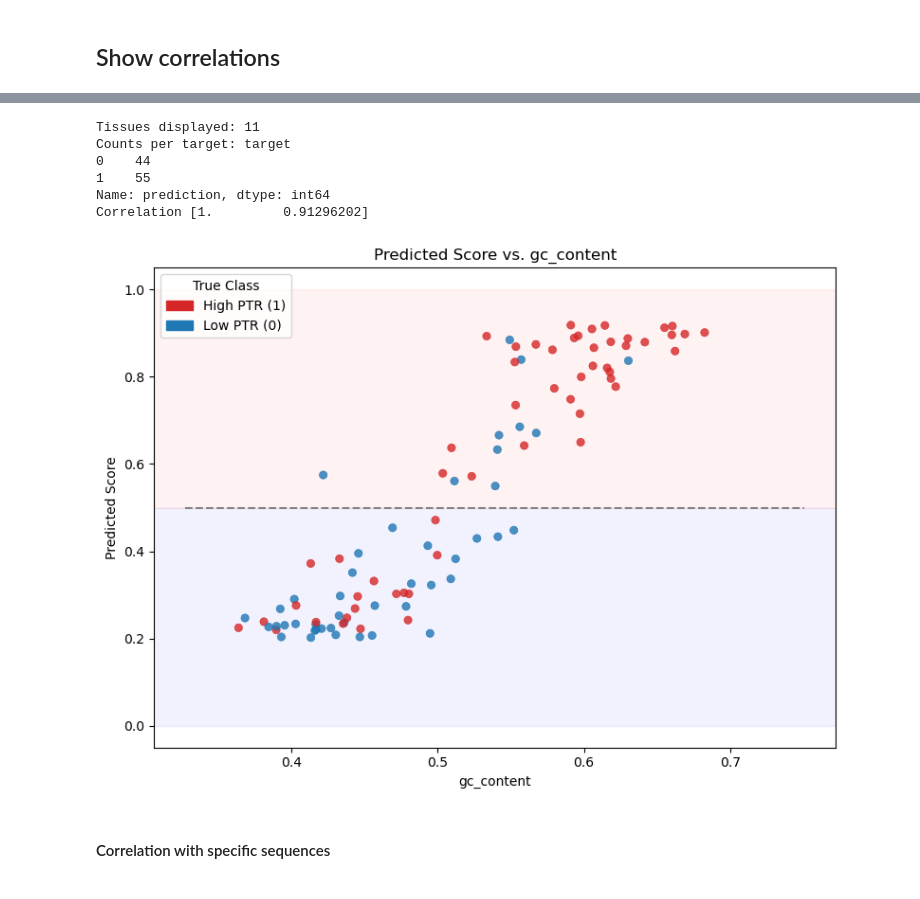
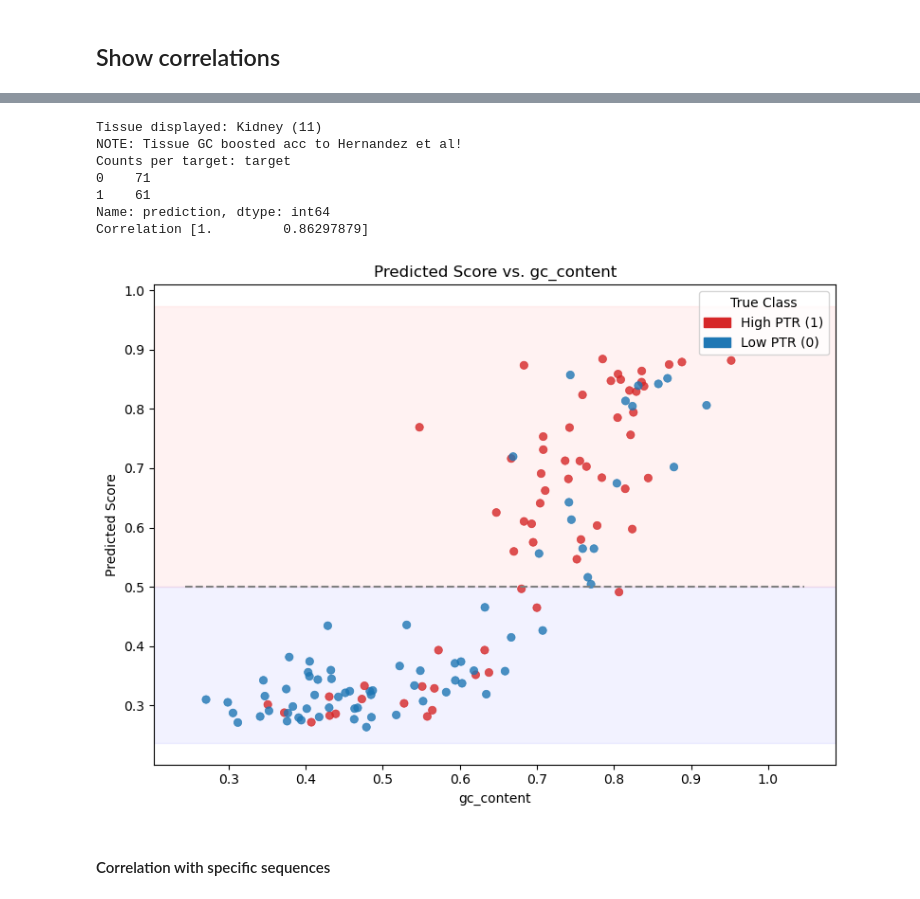
Before and after one commit to f-krause/master-thesis, a Jupyter notebook: experiments/prediction_vis.ipynb, the cells around one changed output, grey strips where cells are left out. Drawn from its saved outputs; the diff is of its cells as text; code cells hidden in the pictures.

```diff
--- a/experiments/prediction_vis.ipynb
+++ b/experiments/prediction_vis.ipynb
@@ -7,8 +7,15 @@ import torch
 import pandas as pd
 from itertools import compress
 
-from utils.knowledge_db import TOKENS, CODON_MAP_DNA
+from utils.knowledge_db import TOKENS, CODON_MAP_DNA, TISS"dev"UES
 INV_CODON_MAP_DNA = {v: k for k, v in CODON_MAP_DNA.items()}
+TISSUES_DICT = {k: v for k, v in enumerate(TISSUES)}
+
+# TODO print tissue name and if tissue is already identified as GC or AT favouring based on Hernandez-Alias et al
+tissue_numbers = {
+    "GC": [11, 19, 10, 15],  # Kidney, Rectum, Heart, Ovary
+    "AT": [13, 2, 25, 4]     # Lung, Brain, Testis, Duodenum
+}
 # %% [markdown]
 ## CLASSIFICATION
 # %%
@@ -23,11 +30,11 @@ INV_CODON_MAP_DNA = {v: k for k, v in CODON_MAP_DNA.items()}
 #predictions_path = "/export/share/krausef99dm/runs/binary/baseline/4_baseline_freq/predictions"
 #path_seq_val = "/export/share/krausef99dm/data/data_test/val_2.7k_data.pkl"
 
-#predictions_path = "/export/share/krausef99dm/runs/dev/binary/gru/20_gru/predictions"  # imbalanced, GRU
-#path_seq_val = "/export/share/krausef99dm/data/data_test/codon_val_8.1k_data.pkl"
+predictions_path = "/export/share/krausef99dm/runs/dev/binary/gru/20_gru/predictions"  # imbalanced, GRU
+path_seq_val = "/export/share/krausef99dm/data/data_test/codon_val_8.1k_data.pkl"
 
-predictions_path = "/export/share/krausef99dm/runs/dev/binary/gru/19_gru/predictions"  # balanced, GRU
-path_seq_val = "/export/share/krausef99dm/data/data_test/binary_class_balanced_val_9.0k_data.pkl"
+#predictions_path = "/export/share/krausef99dm/runs/dev/binary/gru/19_gru/predictions"  # balanced, GRU
+#path_seq_val = "/export/share/krausef99dm/data/data_test/binary_class_balanced_val_9.0k_data.pkl"
 # %%
 df_train = pd.read_csv(os.path.join(predictions_path, "predictions_train_fold-0.csv"), index_col=0)
 df_val = pd.read_csv(os.path.join(predictions_path, "predictions_val_fold-0.csv"), index_col=0)
@@ -314,7 +337,11 @@ def plot_correlations(df, feature_name, tissue_id=None):
     y_pred = df_subset.prediction
     feature = df_subset[feature_name]
 
-    print("Tissue displayed:", tissue_id)
+    print("Tissue displayed:", TISSUES_DICT[tissue_id], f"({tissue_id})")
+    if tissue_id in tissue_numbers["GC"]:
+        print("NOTE: Tissue GC boosted acc to Hernandez et al!")
+    if tissue_id in tissue_numbers["AT"]:
+        print("NOTE: Tissue AT boosted acc to Hernandez et al!")
     print("Counts per target:", df.groupby(["tissue_id", "target"]).prediction.count().loc[tissue_id])
     print("Correlation", np.corrcoef(feature, y_pred)[0])
 
@@ -328,8 +355,10 @@ def plot_correlations(df, feature_name, tissue_id=None):
     #plt.axhspan(0.5, 1.0, color='red', alpha=0.05)
     #plt.axhspan(0.0, 0.5, color='blue', alpha=0.05)
 
-    plt.axhspan(0.5, max(y_pred) * 1.1, color='red', alpha=0.05)
-    plt.axhspan(min(y_pred) * 0.9, 0.5, color='blue', alpha=0.05)
+    if max(y_pred) > 0.5:
+        plt.axhspan(0.5, max(y_pred) * 1.1, color='red', alpha=0.05)
+    if min(y_pred) < 0.5:
+        plt.axhspan(min(y_pred) * 0.9, 0.5, color='blue', alpha=0.05)
 
     # Scatter plot
     plt.scatter(feature, y_pred, c=colors, alpha=0.8, linewidth=0.5)
@@ -365,14 +395,15 @@ Correlation [ 1.         -0.02796995]
 # %%
 # blue should be below the line
-plot_correlations(df, "gc_content", next(nr_iter))  # gc_content, seq_len
+plot_correlations(df, "gc_content", 11)  # gc_content, seq_len
 # %% [output]
-Tissues displayed: 11
+Tissue displayed: Kidney (11)
+NOTE: Tissue GC boosted acc to Hernandez et al!
 Counts per target: target
-0    44
-1    55
+0    71
+1    61
 Name: prediction, dtype: int64
-Correlation [1.         0.91296202]
+Correlation [1.         0.86297879]
-[figure, old version]
+[figure, new version]
 # %% [markdown]
 #### Correlation with specific sequences
 # %%
```
Also changed, not shown: parts of 7 cells of this notebook, 3 other files.
